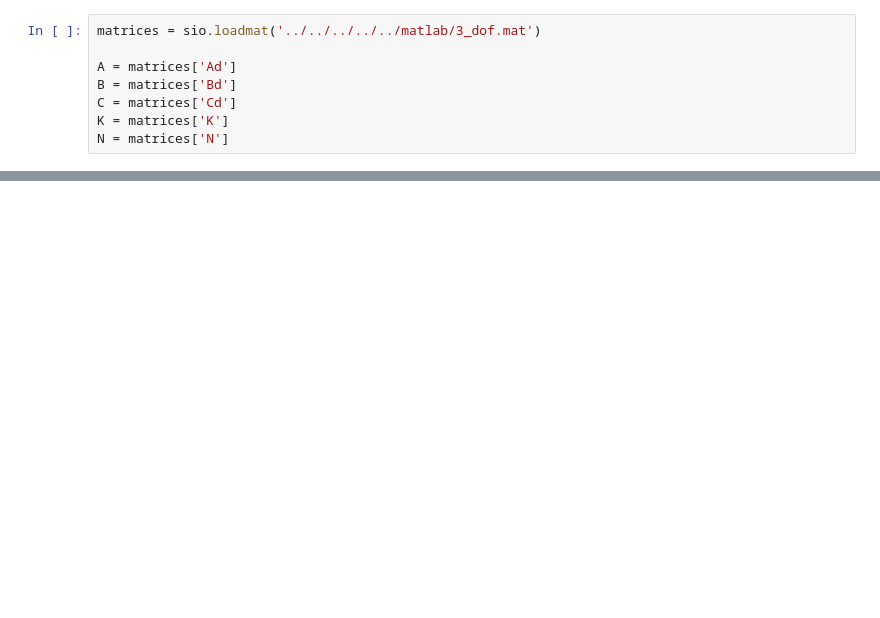
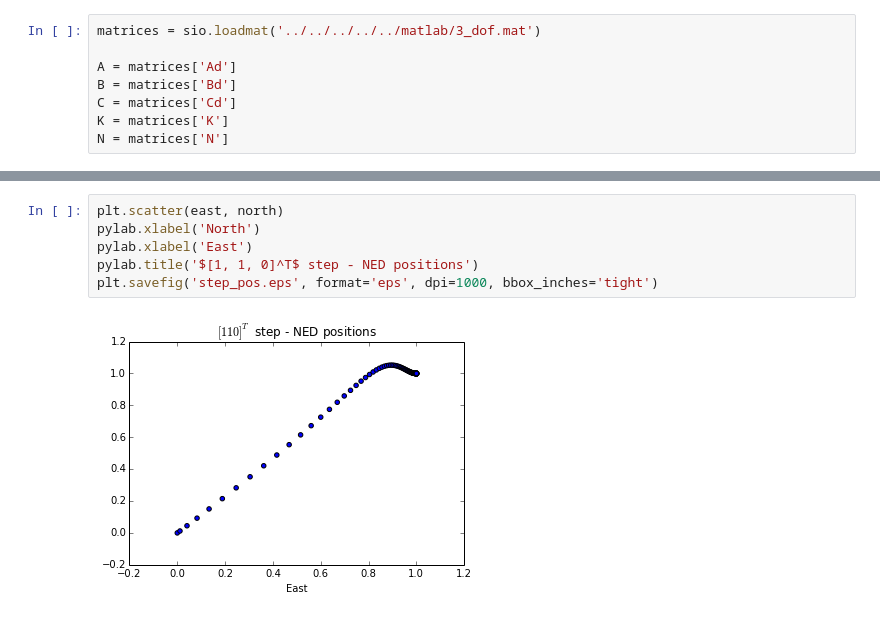
Before and after one commit to lbromo/aauship-formation, a Jupyter notebook: code/hli/ros/src/aauship/scripts/State feedback control.ipynb, the cells around one changed output, grey strips where cells are left out. Cells and saved outputs as stored; diff of their text form; blank space fills up the shorter version.

```diff
--- a/code/hli/ros/src/aauship/scripts/State feedback control.ipynb
+++ b/code/hli/ros/src/aauship/scripts/State feedback control.ipynb
@@ -68,0 +85,8 @@ matrix([[-0.00452491],
+# %%
+plt.scatter(east, north)
+pylab.xlabel('North')
+pylab.xlabel('East')
+pylab.title('$[1, 1, 0]^T$ step - NED positions')
+plt.savefig('step_pos.eps', format='eps', dpi=1000, bbox_inches='tight')
+# %% [output]
+[figure, added]
```
Also changed, not shown: parts of 10 cells of this notebook.
